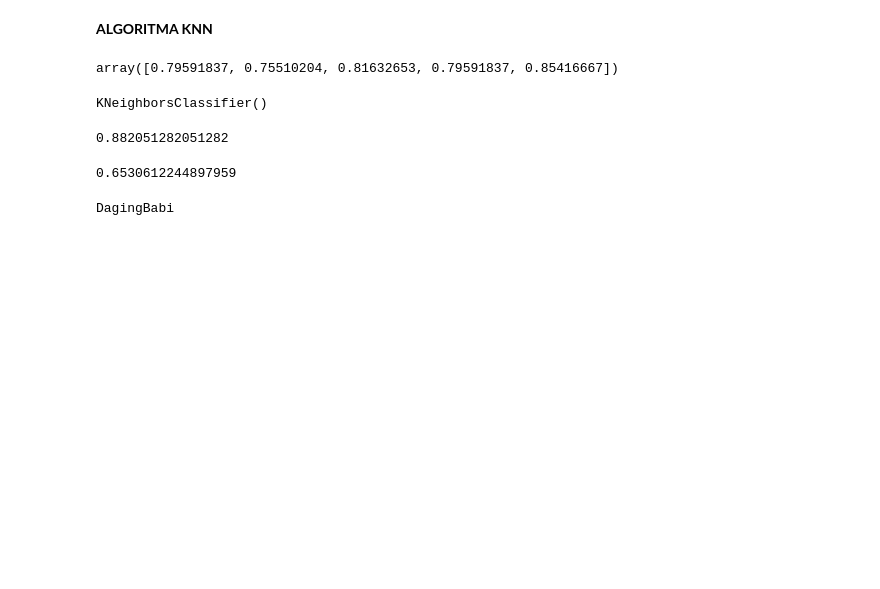
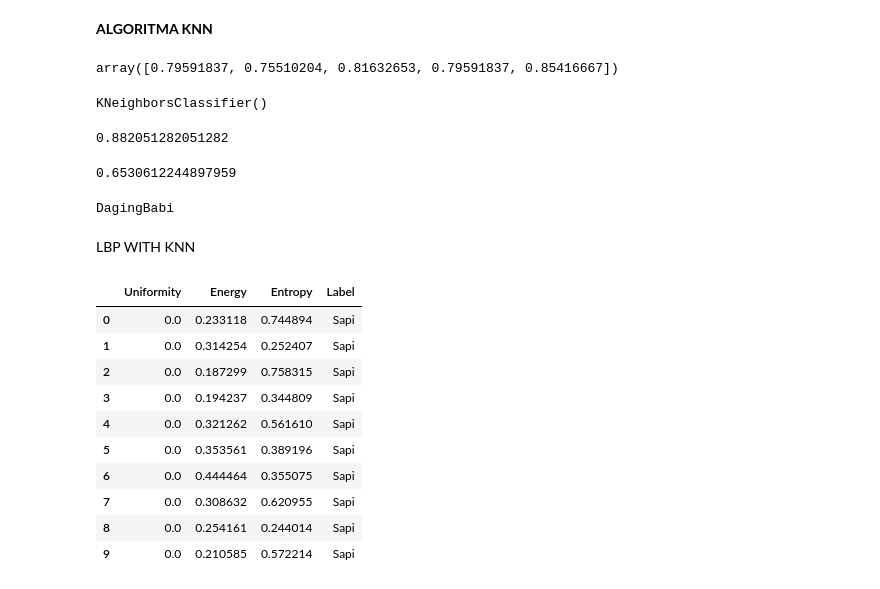
Before and after one commit to faizul14/KomparasiGLCMDANLBP_PCD, a Jupyter notebook: KNN.ipynb, the cells around one changed output. Cells and saved outputs as stored; diff of their text form; code cells hidden in the pictures; blank space fills up the shorter version.

Commit message:
ekstraksi citra dengan LBP dan buat model KNN ulang dengan dataset LBP

```diff
--- a/KNN.ipynb
+++ b/KNN.ipynb
@@ -126,3 +112,21 @@ DagingBabi
 import pickle
 filename = 'KNN Model.sav'
 pickle.dump(model_KNN, open(filename, 'wb'))
+# %% [markdown]
+LBP WITH KNN
+# %%
+import pandas as pd
+df2 = pd.read_csv('/content/Dataset_LBP.csv')
+df2.head(10)
+# %% [output]
+|  | Uniformity | Energy | Entropy | Label |
+| 0 | 0.0 | 0.233118 | 0.744894 | Sapi |
+| 1 | 0.0 | 0.314254 | 0.252407 | Sapi |
+| 2 | 0.0 | 0.187299 | 0.758315 | Sapi |
+| 3 | 0.0 | 0.194237 | 0.344809 | Sapi |
+| 4 | 0.0 | 0.321262 | 0.561610 | Sapi |
+| 5 | 0.0 | 0.353561 | 0.389196 | Sapi |
+| 6 | 0.0 | 0.444464 | 0.355075 | Sapi |
+| 7 | 0.0 | 0.308632 | 0.620955 | Sapi |
+| 8 | 0.0 | 0.254161 | 0.244014 | Sapi |
+| 9 | 0.0 | 0.210585 | 0.572214 | Sapi |
```
Also changed, not shown: parts of 15 cells of this notebook, 3 other files.
